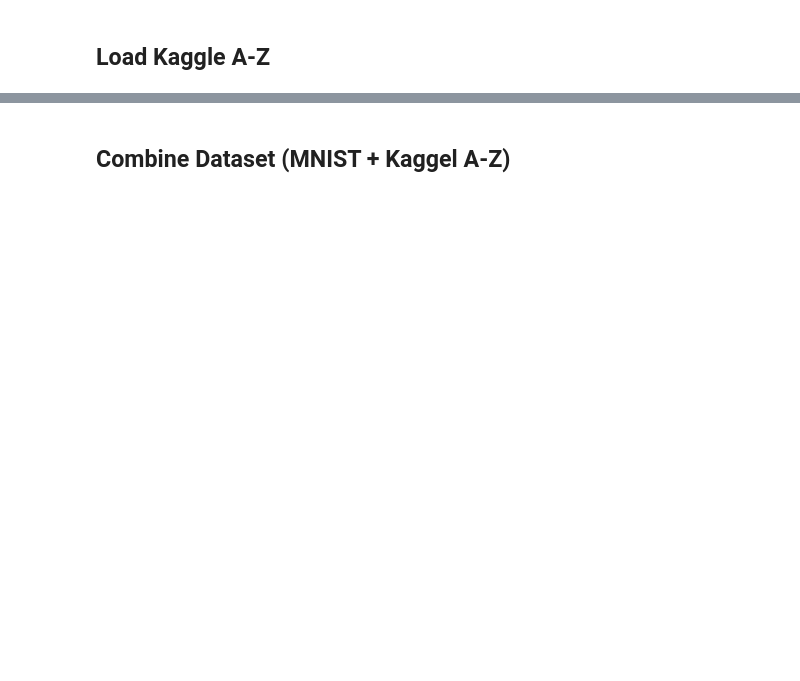
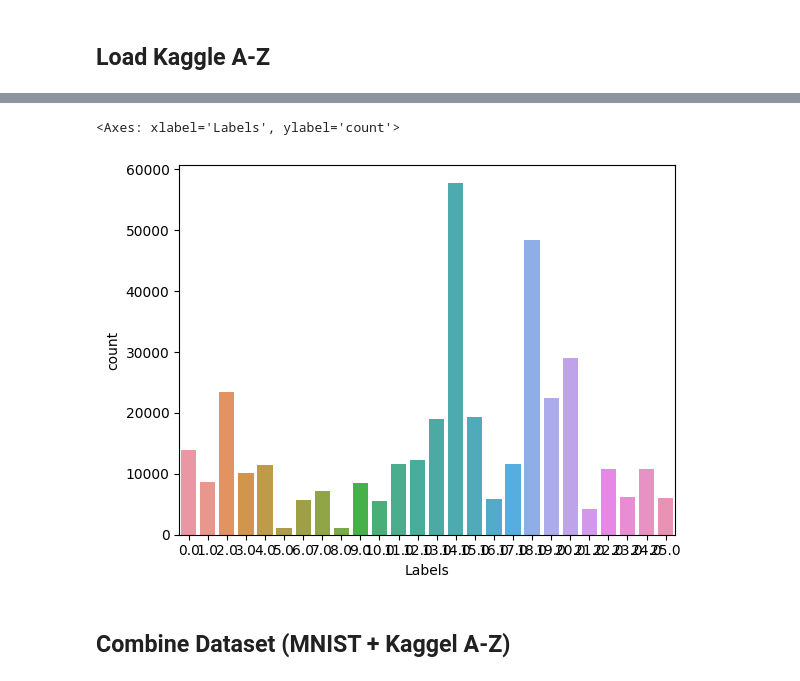
Before and after one commit to AryaWicaksanaH/Machine-Learning-Quiz-2, a Jupyter notebook: Quiz2_Arya-Wicaksana-Hidayat.ipynb, the cells around one changed output, grey strips where cells are left out. Cells and saved outputs as stored; diff of their text form; code cells hidden in the pictures; blank space fills up the shorter version.

```diff
--- a/Quiz2_Arya-Wicaksana-Hidayat.ipynb
+++ b/Quiz2_Arya-Wicaksana-Hidayat.ipynb
@@ -88,9 +143,12 @@ plt.title('Class: ' + str(alphabet_labels[index]));
 # %%
 # Check data distribution
 df_az_labels = pd.DataFrame({
     'Labels': alphabet_labels.values
-})
-sns.countplot(df_az_labels, x='Labels')
+}) # Mengambil data labels dari alphabet
+sns.countplot(df_az_labels, x='Labels') # Menampilkan visualisasi data dengan x berupa labels dan y total atau count setiap label nya
+# %% [output]
+<Axes: xlabel='Labels', ylabel='count'>
+[figure, added]
 # %% [markdown]
 ## Combine Dataset (MNIST + Kaggel A-Z)
 # %%
```
Also changed, not shown: parts of 76 cells of this notebook.
